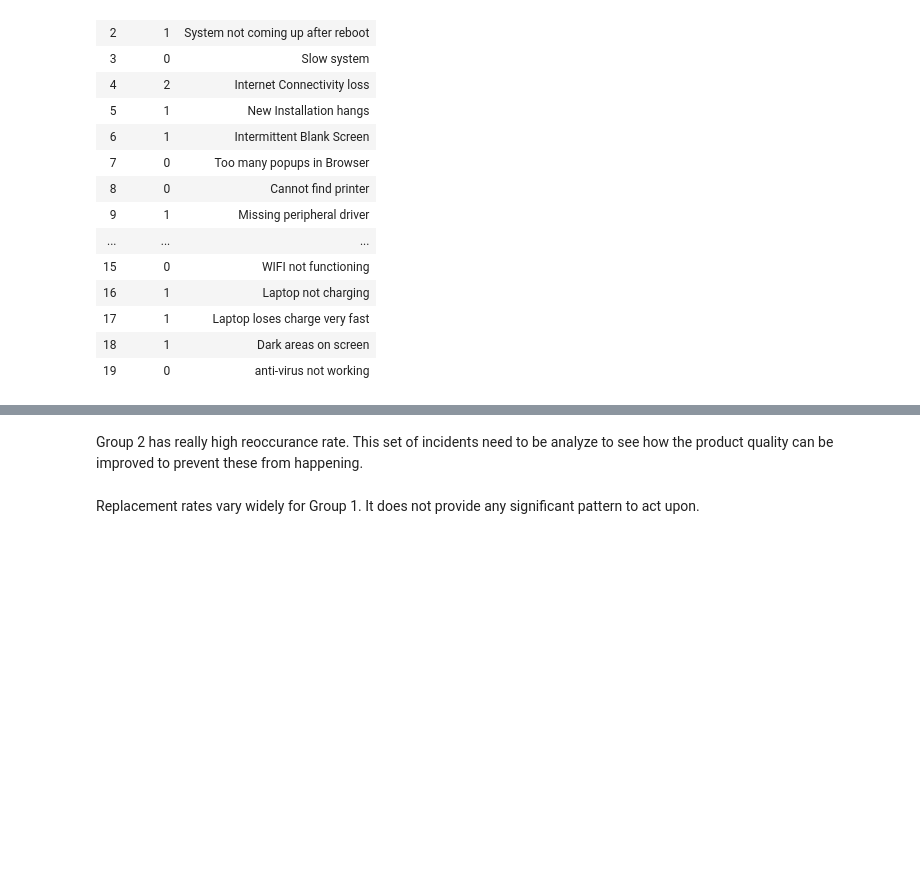
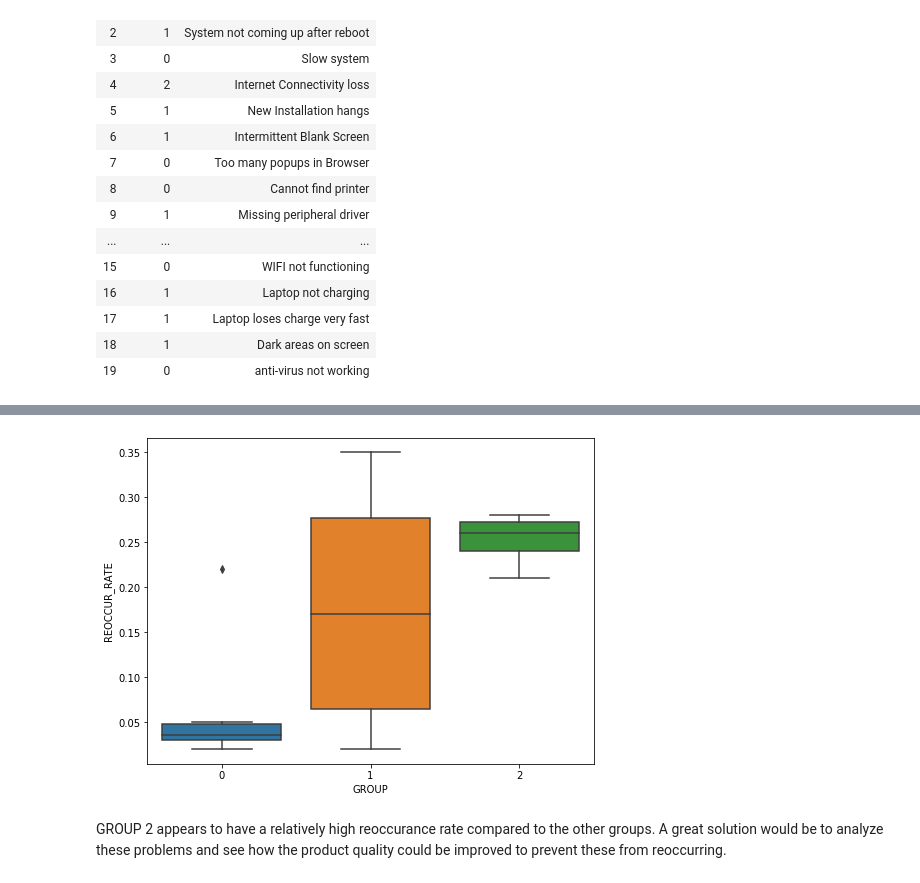
Before and after one commit to JessicaFB/Customer-Resolution, a Jupyter notebook: Customer Resolution.ipynb, the cells around one changed output, grey strips where cells are left out. Saved outputs shown, nothing was run; the diff lists cells and outputs as text; code cells hidden in the pictures; blank space fills up the shorter version.

```diff
--- a/Customer Resolution.ipynb
+++ b/Customer Resolution.ipynb
@@ -140,2 +143,8 @@ plt.boxplot([[raw_data["REOCCUR_RATE"][raw_data.GROUP==0]],
+# %%
+# Plot boxplot for REOCCUR_RATE
+plt.figure(figsize=(8,6))
+ax = sns.boxplot(x="GROUP", y="REOCCUR_RATE", data=raw_data)
+# %% [output]
+[figure, added]
 # %% [markdown]
-Group 2 has really high reoccurance rate. This set of incidents need to be analyze to see how the product quality can be improved to prevent these from happening.
+GROUP 2 appears to have a relatively high reoccurance rate compared to the other groups. A great solution would be to analyze these problems and see how the product quality could be improved to prevent these from reoccurring.
@@ -148,2 +150,0 @@ plt.boxplot([[raw_data["REPLACEMENT_RATE"][raw_data.GROUP==0]],
-# %% [markdown]
-Replacement rates vary widely for Group 1. It does not provide any significant pattern to act upon.
```
Also changed, not shown: parts of 12 cells of this notebook.
